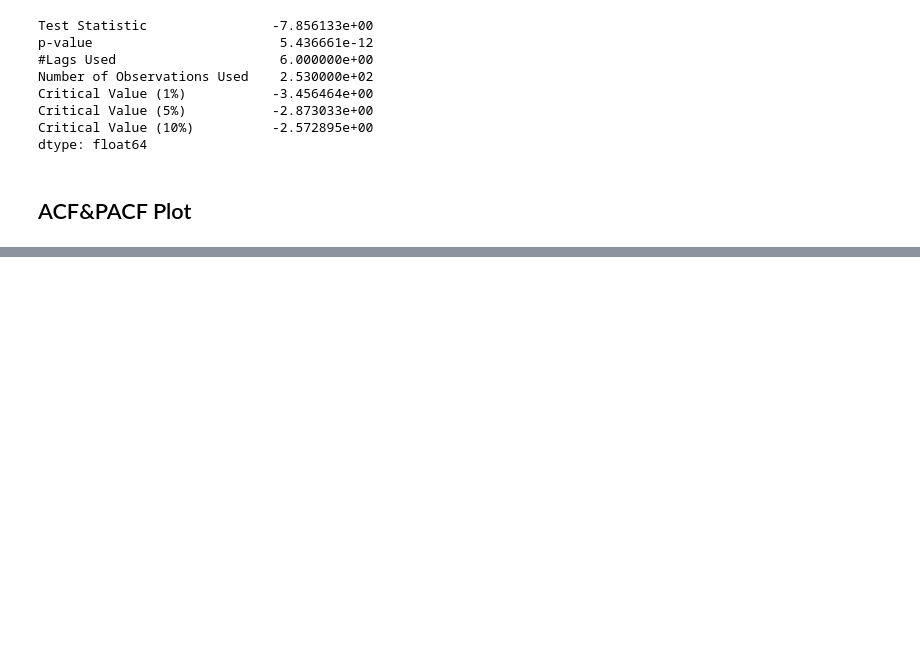
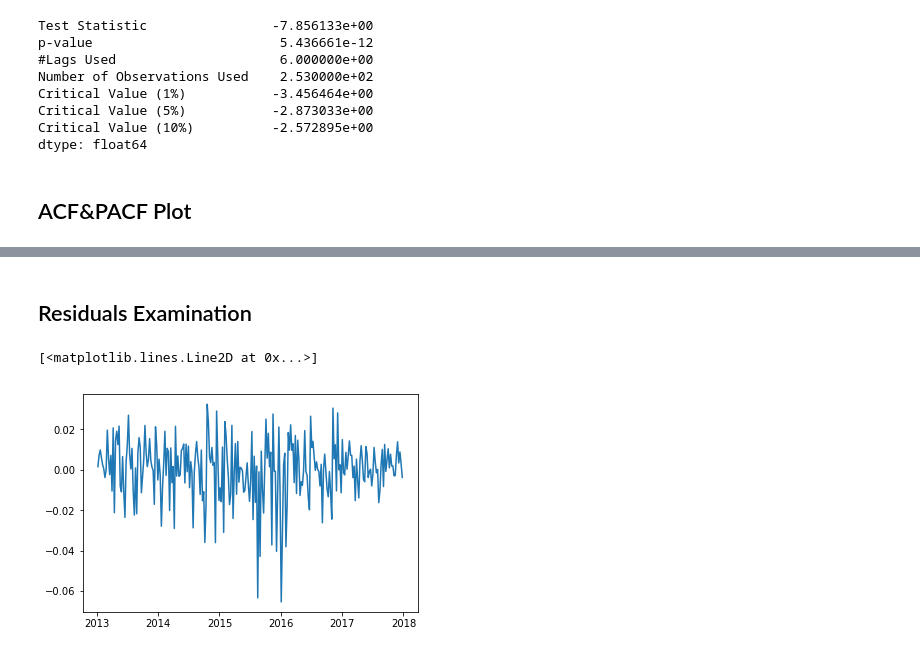
Before and after one commit to charlienew/Finance, a Jupyter notebook: S&P 500.ipynb, the cells around one changed output, grey strips where cells are left out. Drawn from its saved outputs; the diff is of its cells as text; code cells hidden in the pictures; blank space fills up the shorter version.

```diff
--- a/S&P 500.ipynb
+++ b/S&P 500.ipynb
@@ -113,0 +117,7 @@ plt.show()
+# %% [markdown]
+## Residuals Examination
+# %%
+plt.plot(result_arma.resid)
+# %% [output]
+[<matplotlib.lines.Line2D at 0x...>]
+[figure, added]
```
Also changed, not shown: parts of 20 cells of this notebook.
